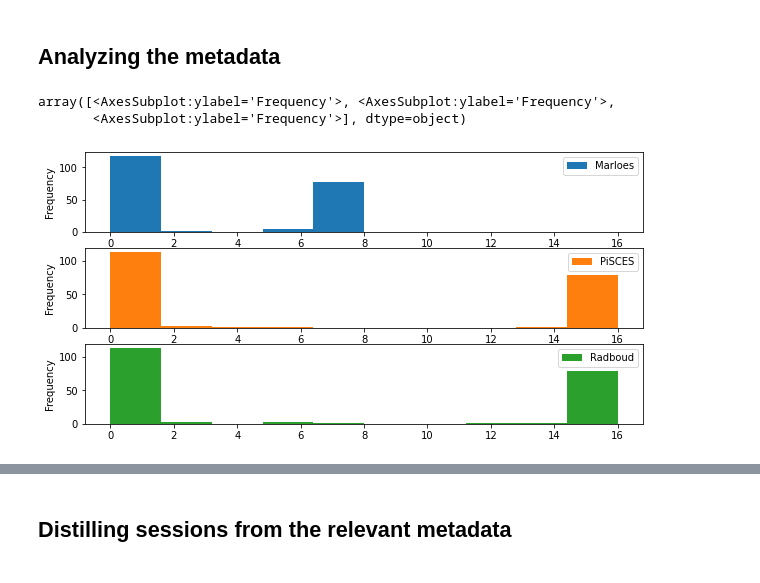
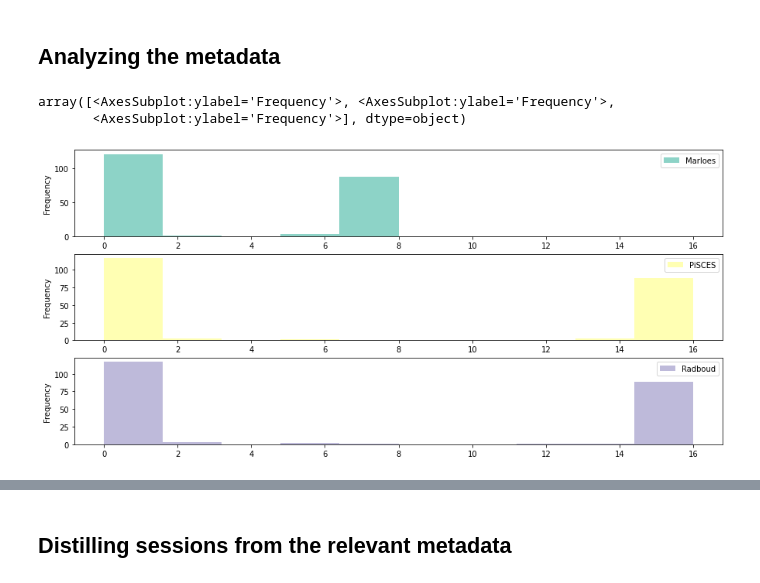
Before and after one commit to predict-idlab/gssp_analysis, a Jupyter notebook: notebooks/0.1_EDA.ipynb, the cells around one changed output, grey strips where cells are left out. Saved outputs shown, nothing was run; the diff lists cells and outputs as text; code cells hidden in the pictures.

```diff
--- a/notebooks/0.1_EDA.ipynb
+++ b/notebooks/0.1_EDA.ipynb
@@ -134,12 +128,17 @@ memory usage: 12.2+ KB
 ## Analyzing the metadata
 # %%
 df_metadata[["Marloes", "PiSCES", "Radboud"]].plot(
-    subplots=True, kind="hist", figsize=(10, 5), sharex=False, backend="matplotlib"
+    subplots=True,
+    kind="hist",
+    figsize=(15, 7),
+    sharex=False,
+    backend="matplotlib",
+    color=sns.color_palette("Set3"),
 )
 # %% [output]
 array([<AxesSubplot:ylabel='Frequency'>, <AxesSubplot:ylabel='Frequency'>,
        <AxesSubplot:ylabel='Frequency'>], dtype=object)
-[figure, old version]
+[figure, new version]
 # %%
 df_metadata_relevant = (
     df_metadata[
```
Also changed, not shown: parts of 21 cells of this notebook, 4 other files.
